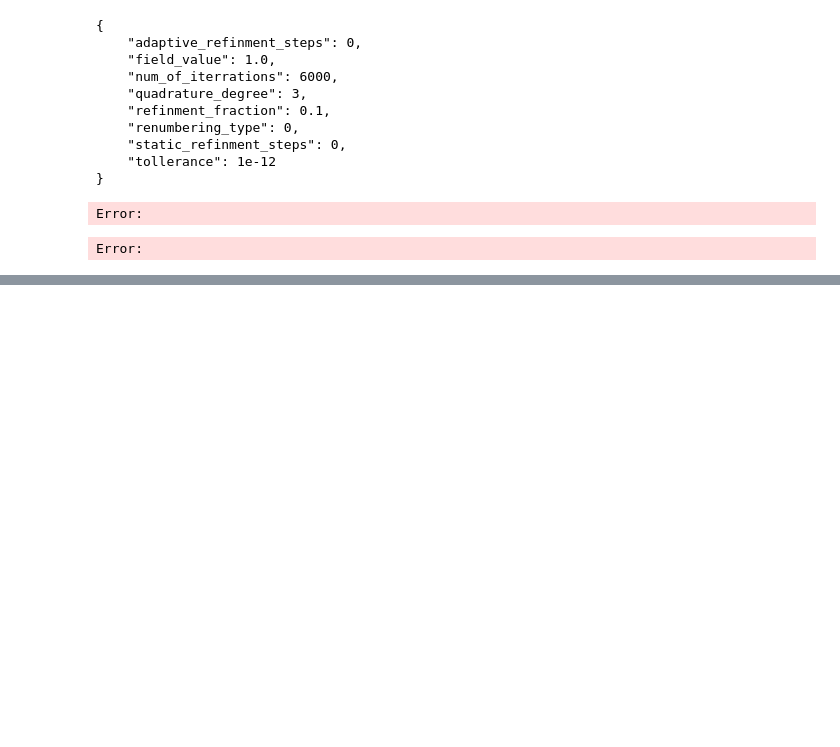
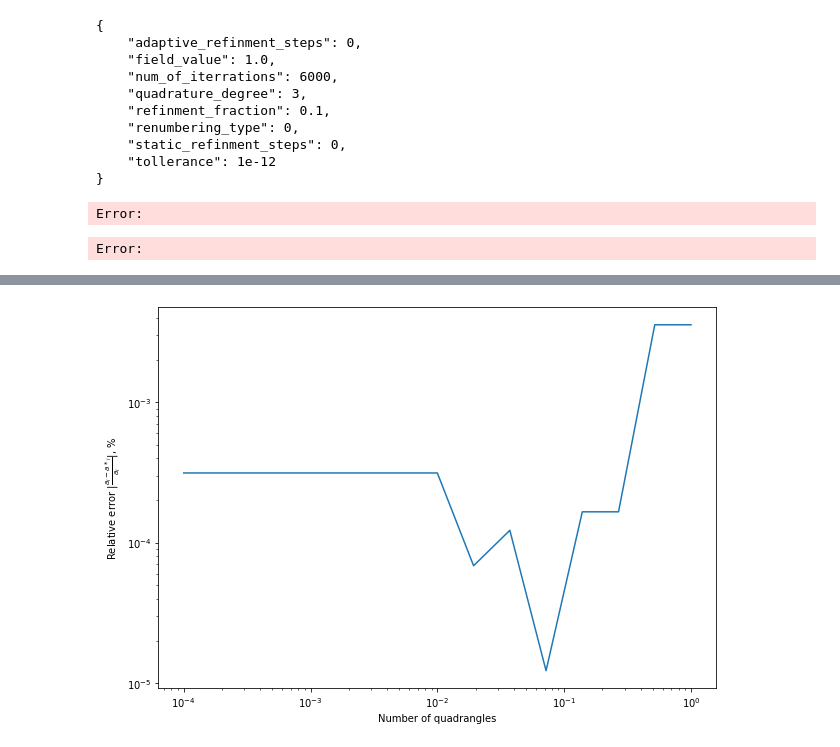
Before and after one commit to okmechak/riversimpy, a Jupyter notebook: master.ipynb, the cells around one changed output, grey strips where cells are left out. Cells and saved outputs as stored; diff of their text form; code cells hidden in the pictures; blank space fills up the shorter version.

Commit message:
one image of convergence generated

```diff
--- a/master.ipynb
+++ b/master.ipynb
@@ -136,0 +230,9 @@ Error:
+# %%
+import matplotlib.pyplot as plt
+plt.loglog(par, dev_in_per)
+plt.ylabel(r'Relative error $|\frac{a_i - a*_i}{a_i}|$, %')
+plt.xlabel("Number of quadrangles")
+plt.rcParams['figure.figsize'] = [10, 7]
+plt.savefig("convergence_by_number_of_mesh_elements.png")
+# %% [output]
+[figure, added]
```
Also changed, not shown: parts of 3 cells of this notebook, 3 other files.
